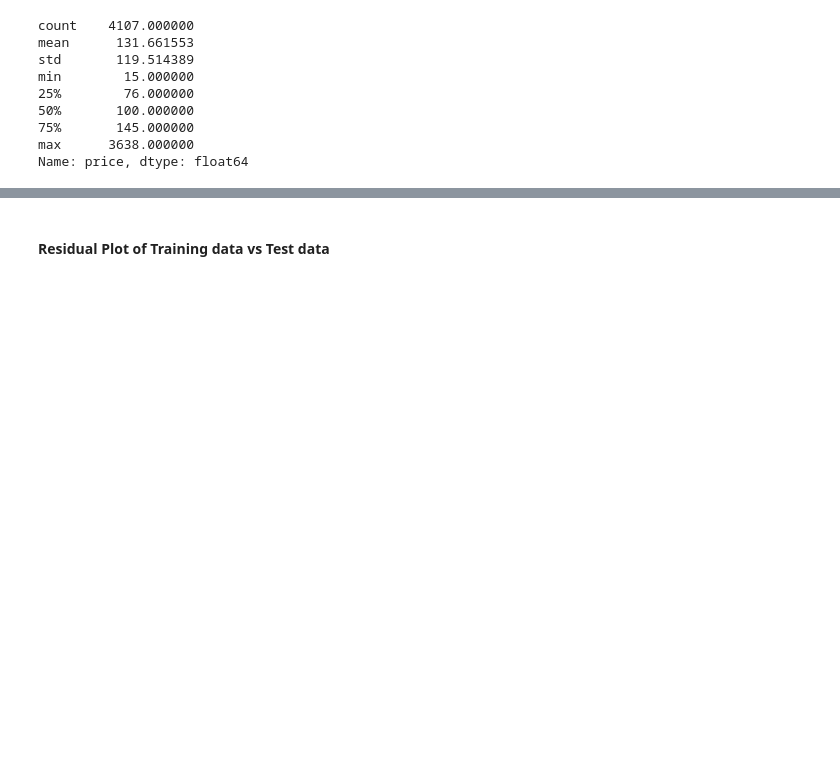
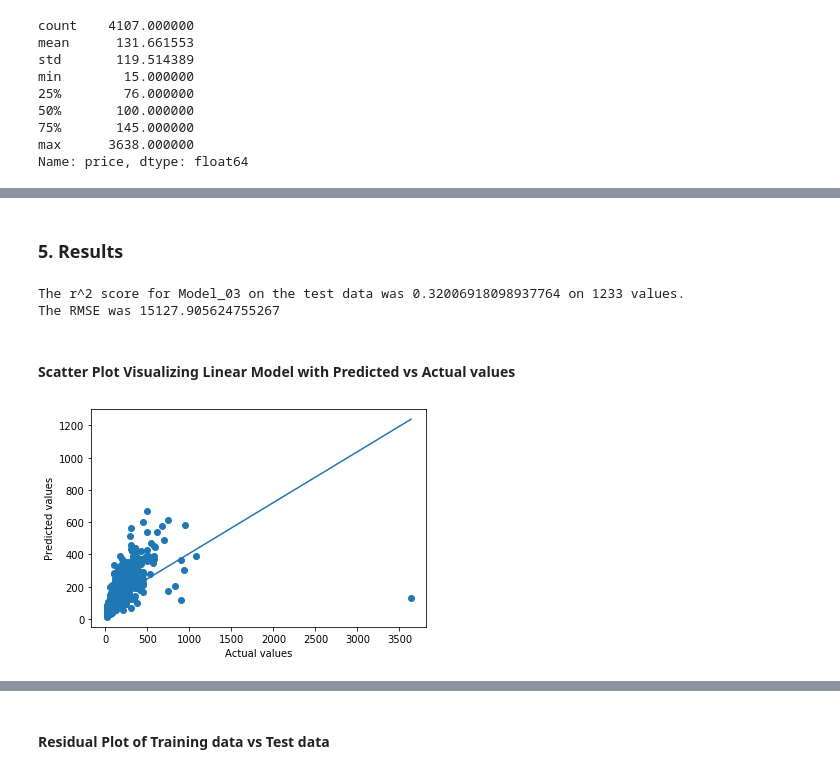
Before and after one commit to oliveirampo/airbnb_seatle, a Jupyter notebook: run.ipynb, the cells around one changed output, grey strips where cells are left out. Saved outputs shown, nothing was run; the diff lists cells and outputs as text; code cells hidden in the pictures; blank space fills up the shorter version.

```diff
--- a/run.ipynb
+++ b/run.ipynb
@@ -342,0 +455,3 @@ plt.plot(np.unique(y_test), np.poly1d(np.polyfit(y_test, y_test_preds, 1))(np.un
+# %%
+filtered_df = df_listing_detailed[selected_features]
+filtered_df.head(5)
@@ -342,0 +483,24 @@ plt.plot(np.unique(y_test), np.poly1d(np.polyfit(y_test, y_test_preds, 1))(np.un
+# %% [markdown]
+### 5. Results
+# %%
+model_name = "Model_03"
+model = model_3
+
+src.utils.print_test_score(model_name, model, X_test, y_test)
+# %% [output]
+The r^2 score for Model_03 on the test data was 0.32006918098937764 on 1233 values.
+The RMSE was 15127.905624755267
+# %% [markdown]
+#### Scatter Plot Visualizing Linear Model with Predicted vs Actual values
+# %%
+y_train_preds = model.predict(X_train)
+y_test_preds = model.predict(X_test)
+
+ax = plt.scatter(y_test, y_test_preds)
+plt.xlabel('Actual values')
+plt.ylabel('Predicted values')
+plt.plot(np.unique(y_test), np.poly1d(np.polyfit(y_test, y_test_preds, 1))(np.unique(y_test)))
+fig = plt.gcf()
+# plt.show()
+# %% [output]
+[figure, added]
```
Also changed, not shown: parts of 74 cells of this notebook, 23 other files.
